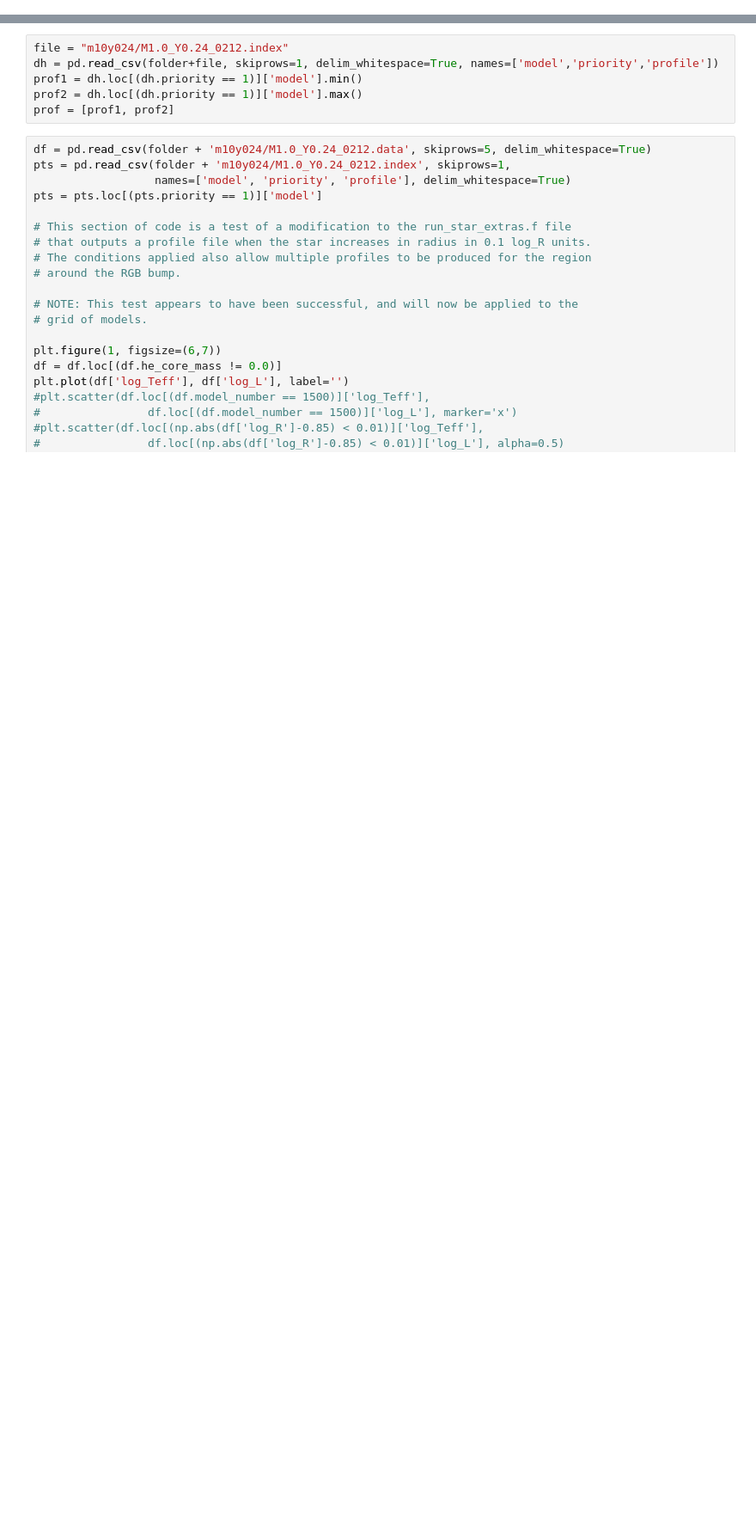
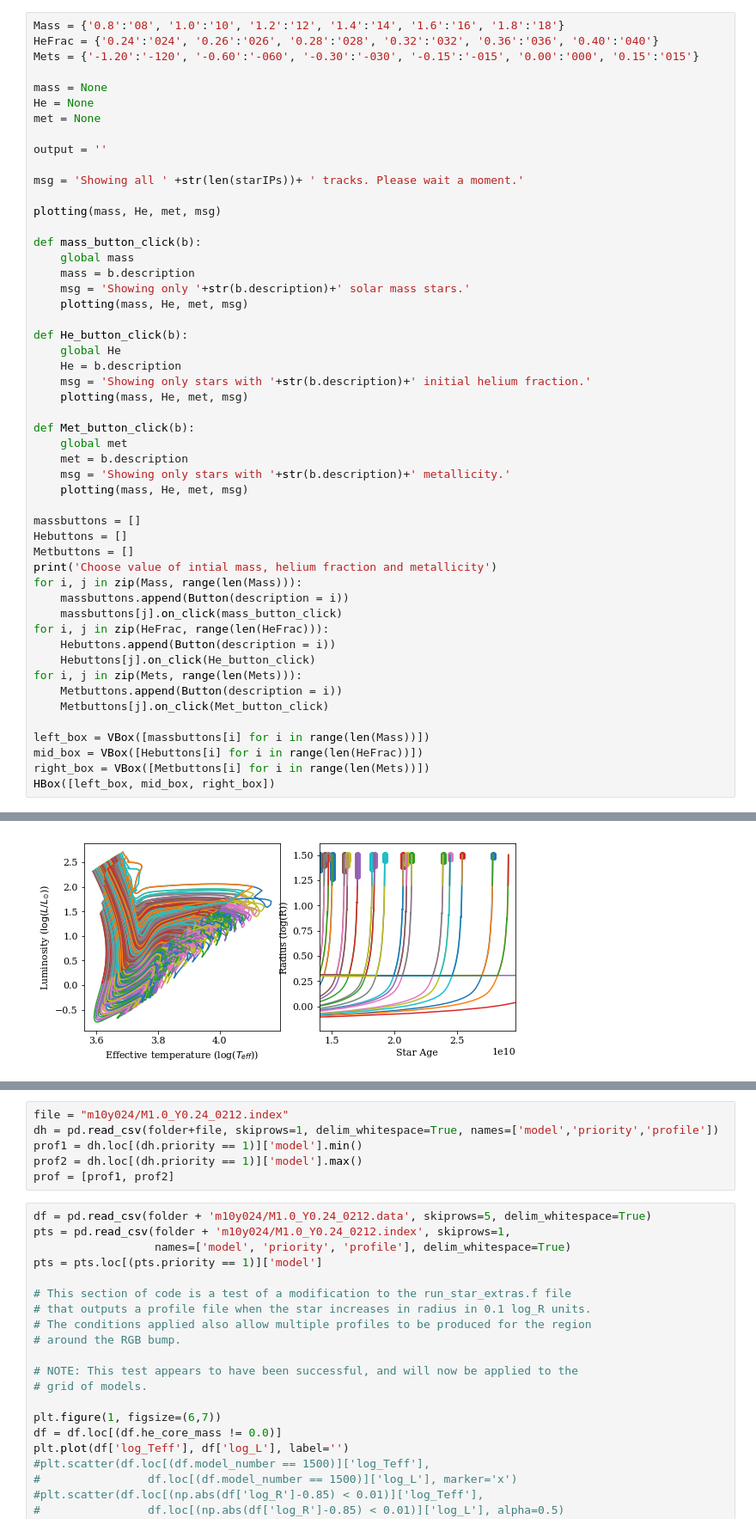
Before and after one commit to daw538/y4project, a Jupyter notebook: JoshFiles/GEmodels/mesareader.ipynb, the cells around one changed output, grey strips where cells are left out. Shown at 86% size. Saved outputs shown, nothing was run; the diff lists cells and outputs as text; blank space fills up the shorter version.

```diff
--- a/JoshFiles/GEmodels/mesareader.ipynb
+++ b/JoshFiles/GEmodels/mesareader.ipynb
@@ -37,0 +116,52 @@ plt.show()
+# %%
+Mass = {'0.8':'08', '1.0':'10', '1.2':'12', '1.4':'14', '1.6':'16', '1.8':'18'}
+HeFrac = {'0.24':'024', '0.26':'026', '0.28':'028', '0.32':'032', '0.36':'036', '0.40':'040'}
+Mets = {'-1.20':'-120', '-0.60':'-060', '-0.30':'-030', '-0.15':'-015', '0.00':'000', '0.15':'015'}
+
+mass = None
+He = None
+met = None
+
+output = ''
+
+msg = 'Showing all ' +str(len(starIPs))+ ' tracks. Please wait a moment.'
+
+plotting(mass, He, met, msg)
+
+def mass_button_click(b):
+    global mass
+    mass = b.description
+    msg = 'Showing only '+str(b.description)+' solar mass stars.'
+    plotting(mass, He, met, msg)
+
+def He_button_click(b):
+    global He
+    He = b.description
+    msg = 'Showing only stars with '+str(b.description)+' initial helium fraction.'
+    plotting(mass, He, met, msg)
+
+def Met_button_click(b):
+    global met
+    met = b.description
+    msg = 'Showing only stars with '+str(b.description)+' metallicity.'
+    plotting(mass, He, met, msg)
+
+massbuttons = []
+Hebuttons = []
+Metbuttons = []
+print('Choose value of intial mass, helium fraction and metallicity')
+for i, j in zip(Mass, range(len(Mass))):
+    massbuttons.append(Button(description = i))
+    massbuttons[j].on_click(mass_button_click)
+for i, j in zip(HeFrac, range(len(HeFrac))):
+    Hebuttons.append(Button(description = i))
+    Hebuttons[j].on_click(He_button_click)
+for i, j in zip(Mets, range(len(Mets))):
+    Metbuttons.append(Button(description = i))
+    Metbuttons[j].on_click(Met_button_click)
+
+left_box = VBox([massbuttons[i] for i in range(len(Mass))])
+mid_box = VBox([Hebuttons[i] for i in range(len(HeFrac))])
+right_box = VBox([Metbuttons[i] for i in range(len(Mets))])
+HBox([left_box, mid_box, right_box])
+# %% [output]
@@ -37,0 +169 @@ plt.show()
+[figure, added]
```
Also changed, not shown: parts of 9 cells of this notebook, 2 other files.
